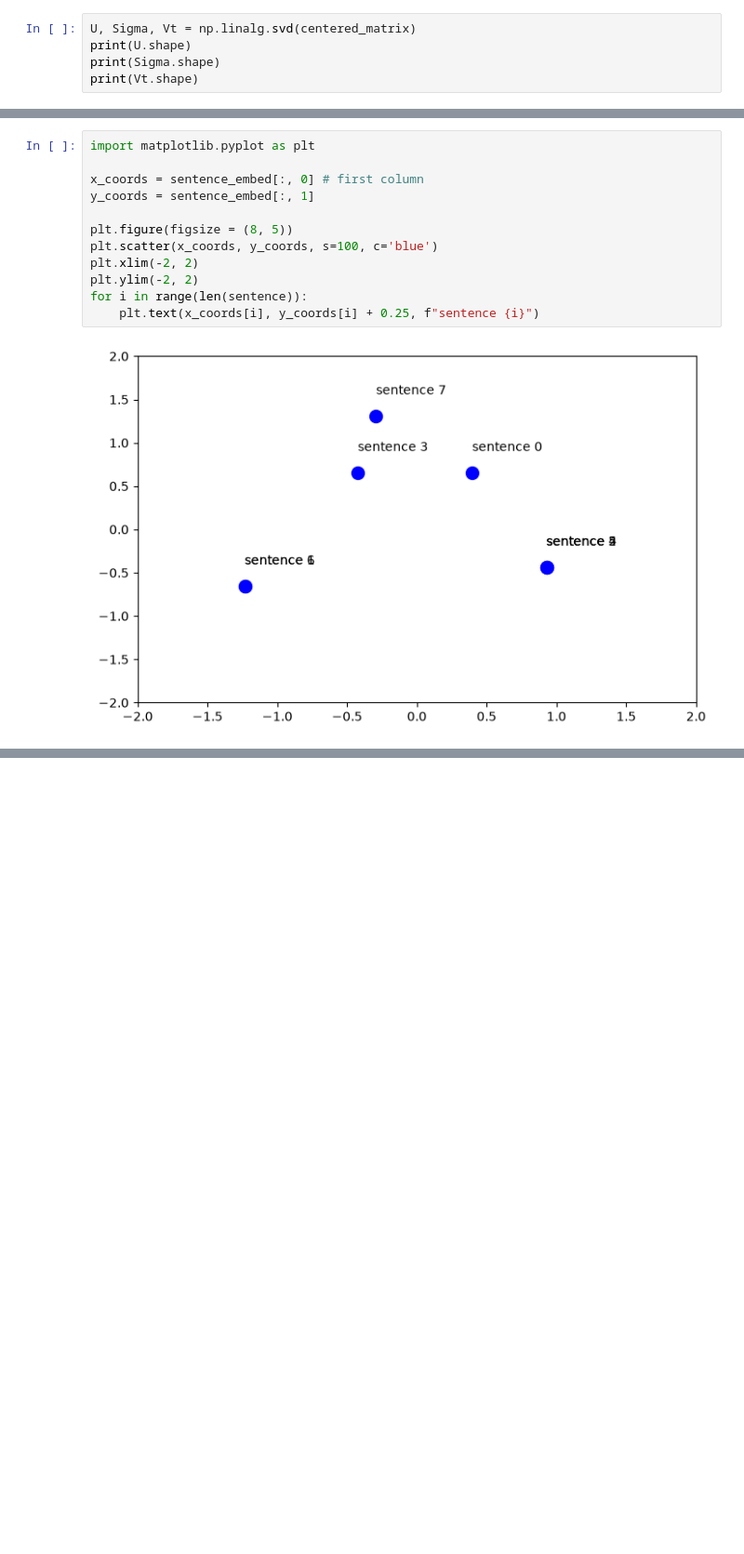
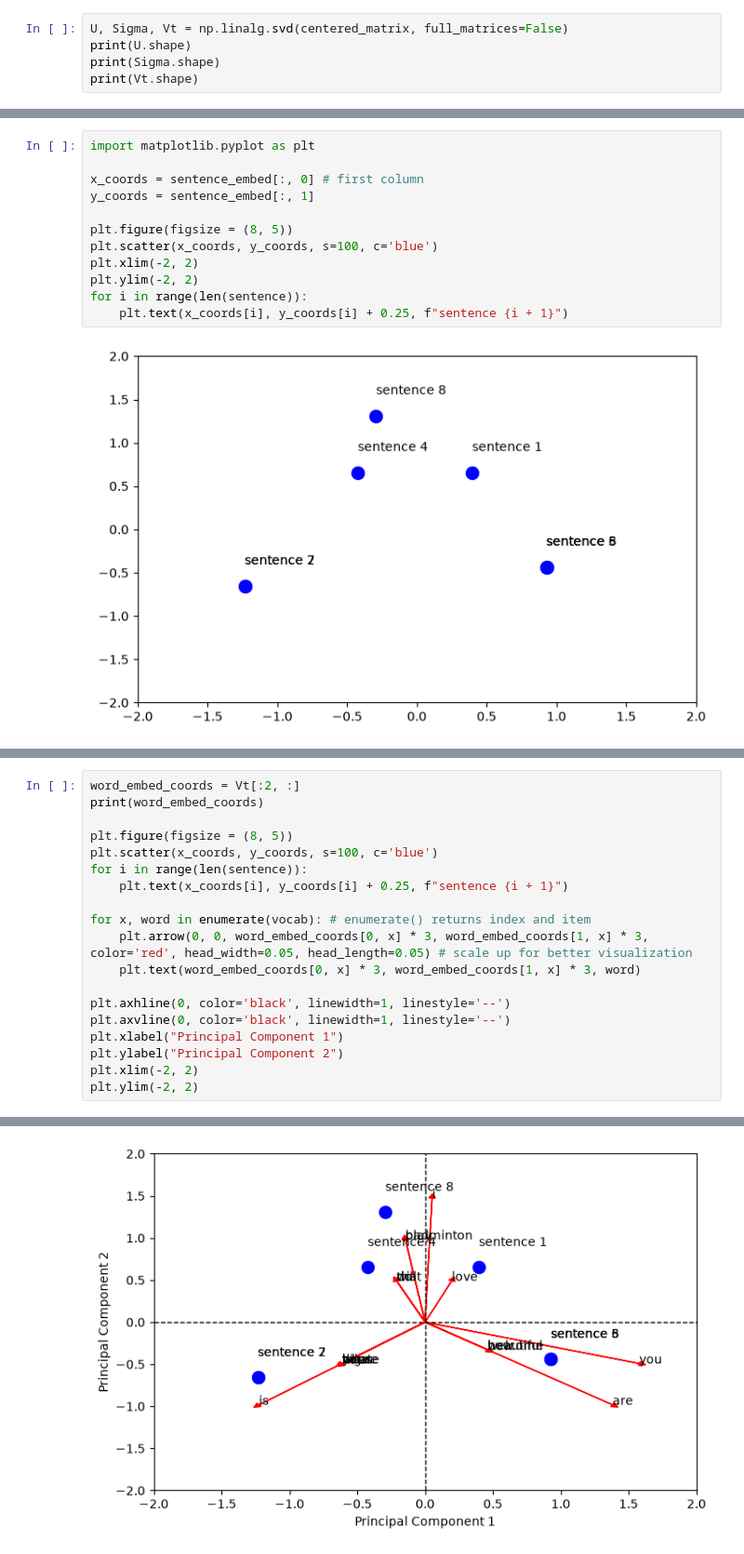
Before and after one commit to dinhkiet3308-beep/mliot-pyml-2026-hw, a Jupyter notebook: week01/BaiTap01_DinhKiet_Text.ipynb, the cells around one changed output, grey strips where cells are left out. Shown at 93% size. Drawn from its saved outputs; the diff is of its cells as text; blank space fills up the shorter version.

```diff
--- a/week01/BaiTap01_DinhKiet_Text.ipynb
+++ b/week01/BaiTap01_DinhKiet_Text.ipynb
@@ -223,7 +223,7 @@ So we have to modify to_vector() and cosine_similarity()
 SVD is a way to decompose a matrix into 3 components that can show the variance of data (referencing our major assignment in Linear Algebra - Randomized PCA).
 centered_matrix = $U \Sigma V^\top$
 # %%
-U, Sigma, Vt = np.linalg.svd(centered_matrix)
+U, Sigma, Vt = np.linalg.svd(centered_matrix, full_matrices=False)
 print(U.shape)
 print(Sigma.shape)
 print(Vt.shape)
@@ -283,6 +283,6 @@ plt.scatter(x_coords, y_coords, s=100, c='blue')
 plt.xlim(-2, 2)
 plt.ylim(-2, 2)
 for i in range(len(sentence)):
-    plt.text(x_coords[i], y_coords[i] + 0.25, f"sentence {i}")
+    plt.text(x_coords[i], y_coords[i] + 0.25, f"sentence {i + 1}")
 # %% [output]
 [figure]
@@ -288,0 +297,20 @@ for i in range(len(sentence)):
+# %%
+word_embed_coords = Vt[:2, :]
+print(word_embed_coords)
+
+plt.figure(figsize = (8, 5))
+plt.scatter(x_coords, y_coords, s=100, c='blue')
+for i in range(len(sentence)):
+    plt.text(x_coords[i], y_coords[i] + 0.25, f"sentence {i + 1}")
+
+for x, word in enumerate(vocab): # enumerate() returns index and item
+    plt.arrow(0, 0, word_embed_coords[0, x] * 3, word_embed_coords[1, x] * 3, color='red', head_width=0.05, head_length=0.05) # scale up for better visualization
+    plt.text(word_embed_coords[0, x] * 3, word_embed_coords[1, x] * 3, word)
+
+plt.axhline(0, color='black', linewidth=1, linestyle='--')
+plt.axvline(0, color='black', linewidth=1, linestyle='--')
+plt.xlabel("Principal Component 1")
+plt.ylabel("Principal Component 2")
+plt.xlim(-2, 2)
+plt.ylim(-2, 2)
+# %% [output]
@@ -288,0 +326 @@ for i in range(len(sentence)):
+[figure, added]
```
Also changed, not shown: parts of 6 cells of this notebook.
